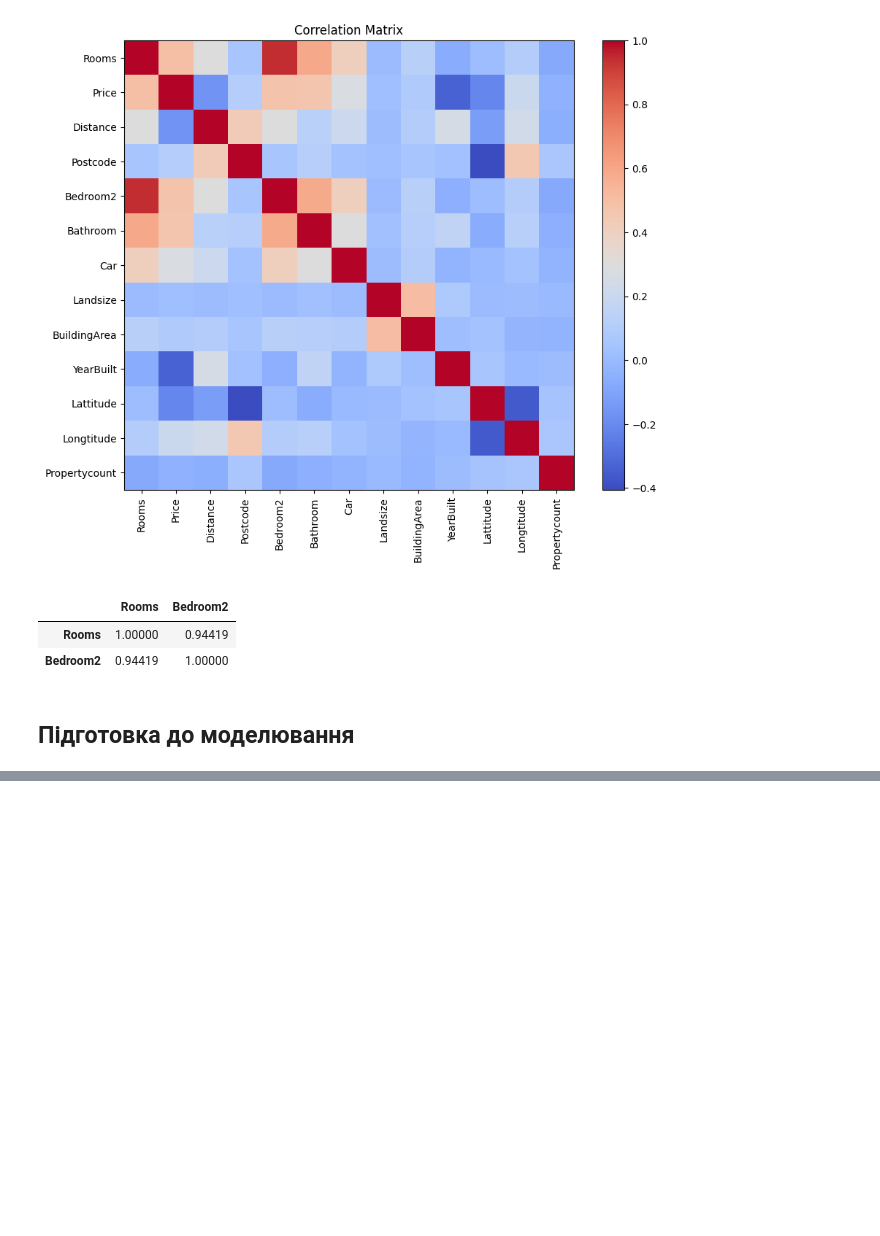
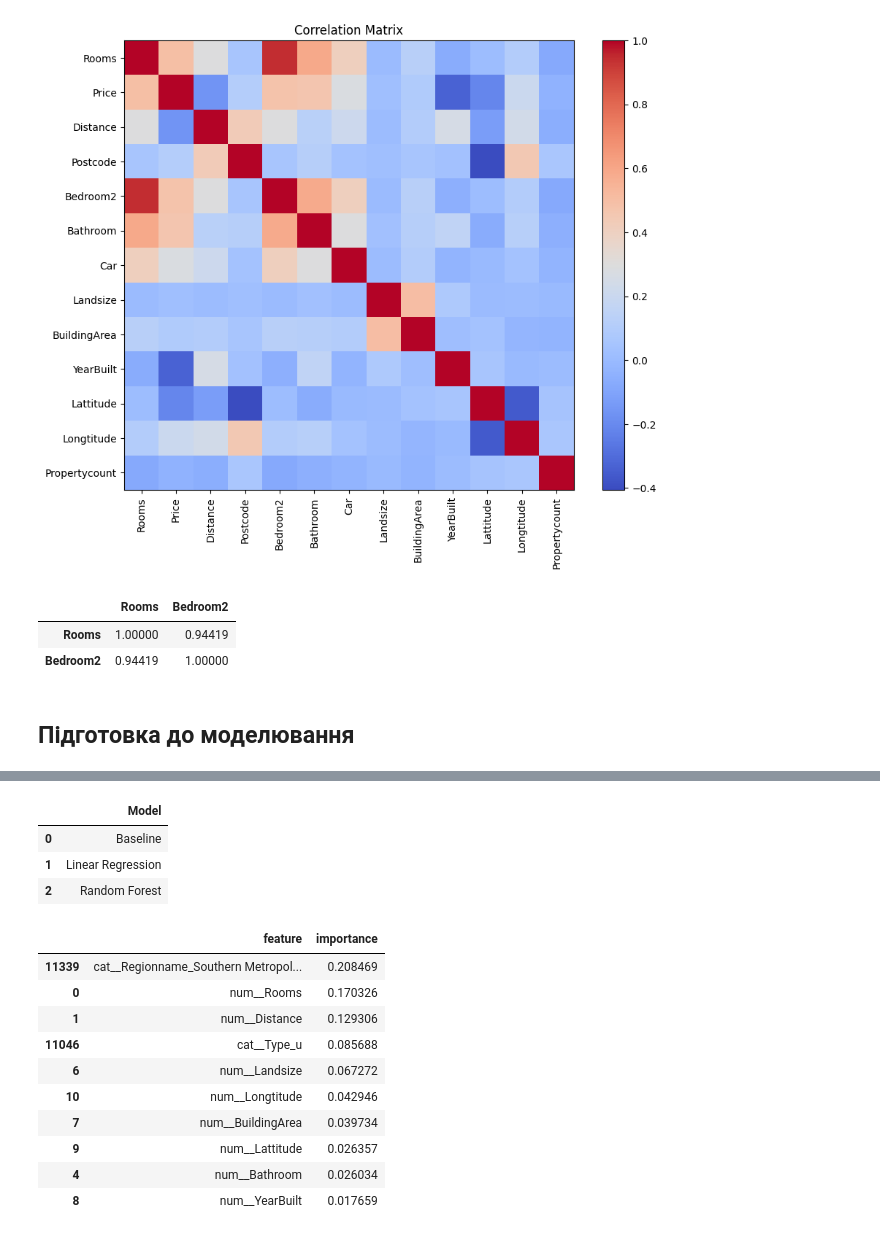
Before and after one commit to VikiTarasova/melbourne_housing-DTA, a Jupyter notebook: notebooks/melborurne_housing_DTA.ipynb, the cells around one changed output, grey strips where cells are left out. Cells and saved outputs as stored; diff of their text form; code cells hidden in the pictures; blank space fills up the shorter version.

```diff
--- a/notebooks/melborurne_housing_DTA.ipynb
+++ b/notebooks/melborurne_housing_DTA.ipynb
@@ -333,0 +433,12 @@ clean[["Rooms","Bedroom2"]].corr()
+# %%
+# Навчання preprocessing тільки на train
+
+X_train_ready = preprocess.fit_transform(X_train)
+
+# Тест перетворюємо тим самим pipeline
+
+X_test_ready = preprocess.transform(X_test)
+
+print("Після preprocessing:")
+print("Train:", X_train_ready.shape)
+print("Test:", X_test_ready.shape)
@@ -333,0 +535,8 @@ clean[["Rooms","Bedroom2"]].corr()
+# %%
+forest_model = evaluate(
+    RandomForestRegressor(
+        n_estimators=100,
+        random_state=42
+    ),
+    "Random Forest"
+)
@@ -333,0 +549,57 @@ clean[["Rooms","Bedroom2"]].corr()
+# %%
+results = pd.DataFrame({
+
+    "Model": [
+        "Baseline",
+        "Linear Regression",
+        "Random Forest"
+    ]
+})
+results
+# %% [output]
+|  | Model |
+| 0 | Baseline |
+| 1 | Linear Regression |
+| 2 | Random Forest |
+# %%
+# отримуємо назви ознак після One-Hot Encoding
+
+feature_names = (
+    forest_model
+    .named_steps["prep"]
+    .get_feature_names_out()
+)
+
+# важливість ознак
+
+importance = pd.DataFrame({
+
+    "feature": feature_names,
+
+    "importance":
+        forest_model
+        .named_steps["model"]
+        .feature_importances_
+})
+
+importance = (
+    importance
+    .sort_values(
+        "importance",
+        ascending=False
+    )
+)
+
+importance.head(10)
+# %% [output]
+|  | feature | importance |
+| 11339 | cat__Regionname_Southern Metropol... | 0.208469 |
+| 0 | num__Rooms | 0.170326 |
+| 1 | num__Distance | 0.129306 |
+| 11046 | cat__Type_u | 0.085688 |
+| 6 | num__Landsize | 0.067272 |
+| 10 | num__Longtitude | 0.042946 |
+| 7 | num__BuildingArea | 0.039734 |
+| 9 | num__Lattitude | 0.026357 |
+| 4 | num__Bathroom | 0.026034 |
+| 8 | num__YearBuilt | 0.017659 |
```
Also changed, not shown: parts of 17 cells of this notebook.
